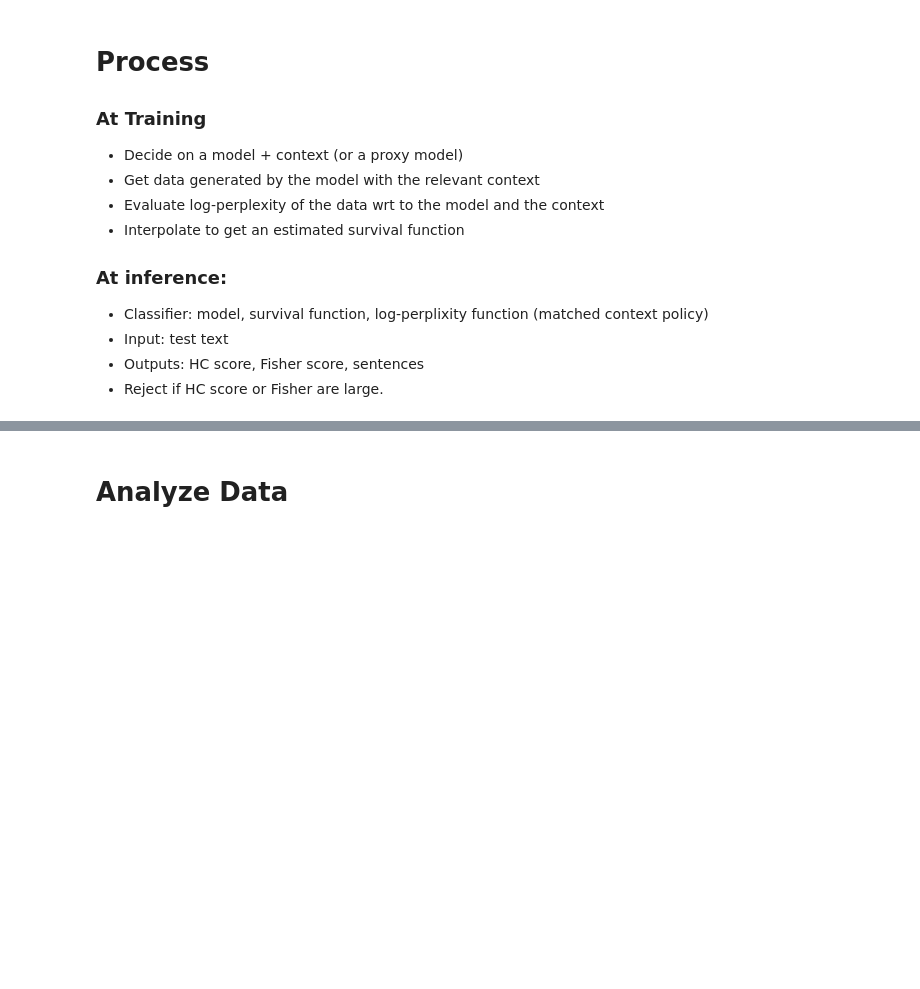
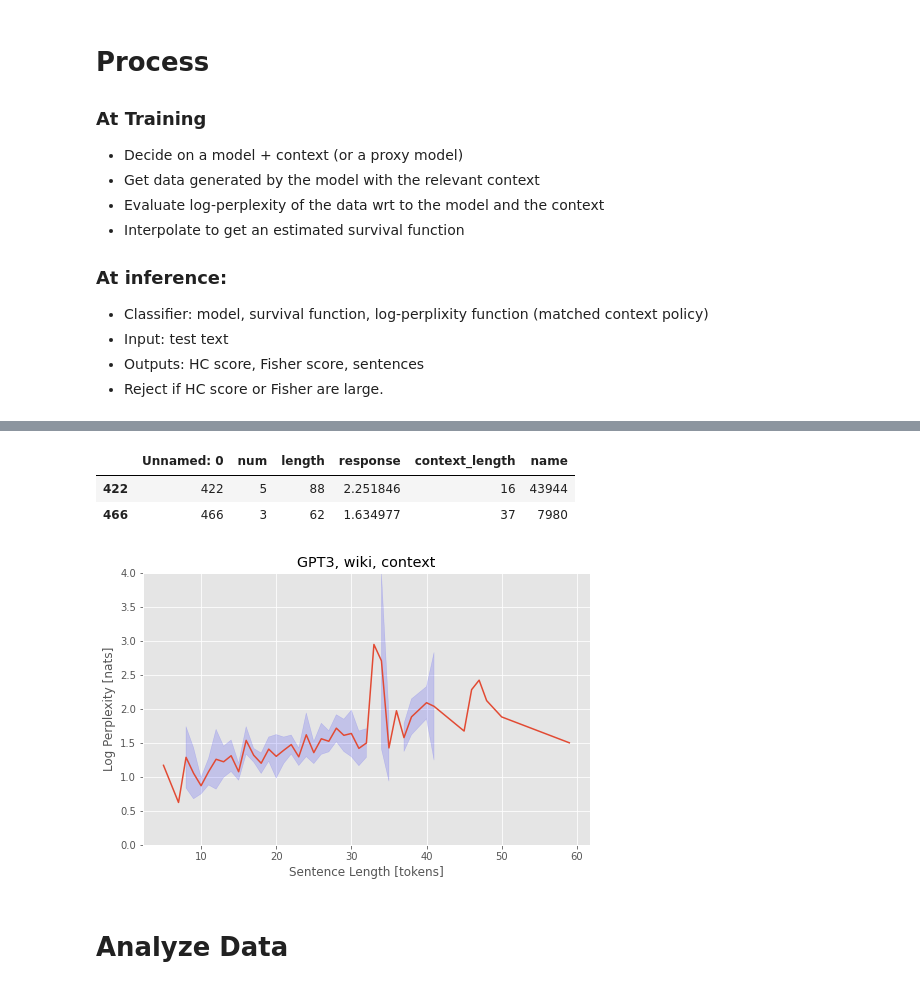
Before and after one commit to bzimbler/Boaz-detectLM, a Jupyter notebook: illustrate_hist_and_ROC.ipynb, the cells around one changed output, grey strips where cells are left out. Drawn from its saved outputs; the diff is of its cells as text; code cells hidden in the pictures; blank space fills up the shorter version.

```diff
--- a/illustrate_hist_and_ROC.ipynb
+++ b/illustrate_hist_and_ROC.ipynb
@@ -40,3 +91,16 @@ import os
+# %%
+data[data['length'] > 60]
+# %% [output]
+|  | Unnamed: 0 | num | length | response | context_length | name |
+| 422 | 422 | 5 | 88 | 2.251846 | 16 | 43944 |
+| 466 | 466 | 3 | 62 | 1.634977 | 37 | 7980 |
+# %%
+plot_perp_vs_len(datar, min_len=5, max_len=60)
+plt.title("GPT3, wiki, context")
+plt.savefig(f"Figs/logperp_vs_len_{filename}.png")
+plt.show()
+# %% [output]
+[figure, added]
 # %% [markdown]
 # Analyze Data
 # %%
```
Also changed, not shown: parts of 6 cells of this notebook, 14 other files.
